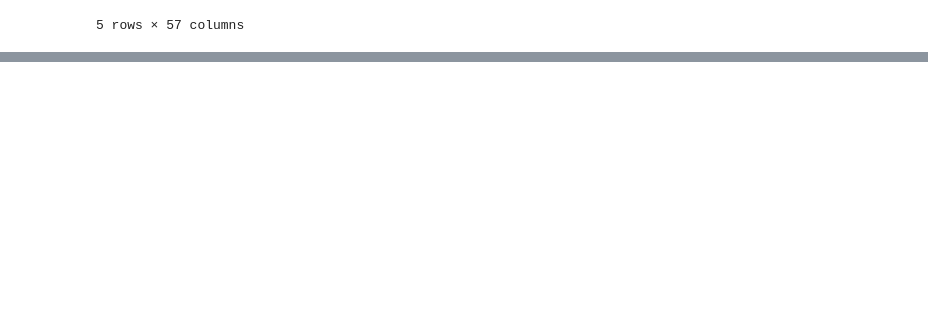
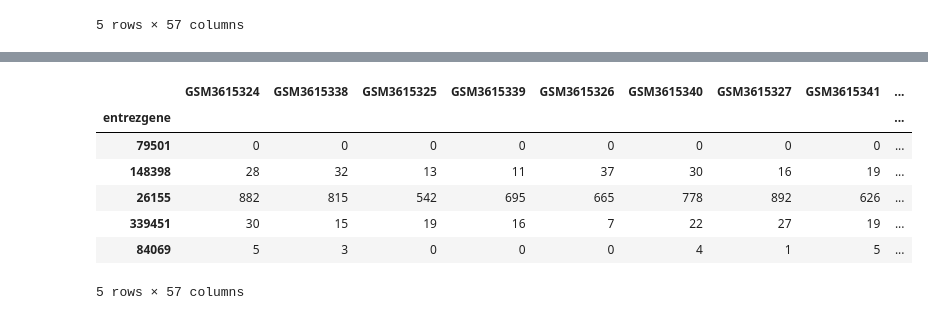
Before and after one commit to hmkim/ncbi-geo, a Jupyter notebook: GSE126848-GEOparse.ipynb, the cells around one changed output, grey strips where cells are left out. Cells and saved outputs as stored; diff of their text form; code cells hidden in the pictures; blank space fills up the shorter version.

```diff
--- a/GSE126848-GEOparse.ipynb
+++ b/GSE126848-GEOparse.ipynb
@@ -95,3 +90,12 @@ df.head()
 | ENSG00000187634 | 28 | 32 | 13 | 11 | 37 | 30 | 16 | 19 | ... |
 | ENSG00000188976 | 882 | 815 | 542 | 695 | 665 | 778 | 892 | 626 | ... |
 5 rows × 57 columns
+# %%
+import mygene
+mg = mygene.MyGeneInfo()
+mg_df = mg.getgenes(df.index, fields='entrezgene',as_dataframe=True)
+df.insert(0,'entrezgene',mg_df.entrezgene)
+
+import numpy as np
+df.entrezgene = df.entrezgene.astype(str)
+df_nodup=df[df.entrezgene!='nan']
@@ -97,0 +123,4 @@ df.head()
+# %%
+dup_entrez=df_nodup[df_nodup.entrezgene.duplicated()].entrezgene.tolist()
+sub_df = df[df.entrezgene.isin(dup_entrez)]
+sub_df
@@ -97,0 +147,4 @@ df.head()
+# %%
+sub_df['SUM']=sub_df.iloc[:,1:].sum(axis=1)
+df_nodup = df_nodup.drop(sub_df[sub_df['SUM']==0].index)
+df_nodup.shape
@@ -97,0 +158,12 @@ df.head()
+# %%
+df_nodup = df_nodup.set_index('entrezgene',drop=True)
+df_nodup.head()
+# %% [output]
+|  | GSM3615324 | GSM3615338 | GSM3615325 | GSM3615339 | GSM3615326 | GSM3615340 | GSM3615327 | GSM3615341 | ... |
+| entrezgene |  |  |  |  |  |  |  |  | ... |
+| 79501 | 0 | 0 | 0 | 0 | 0 | 0 | 0 | 0 | ... |
+| 148398 | 28 | 32 | 13 | 11 | 37 | 30 | 16 | 19 | ... |
+| 26155 | 882 | 815 | 542 | 695 | 665 | 778 | 892 | 626 | ... |
+| 339451 | 30 | 15 | 19 | 16 | 7 | 22 | 27 | 19 | ... |
+| 84069 | 5 | 3 | 0 | 0 | 0 | 4 | 1 | 5 | ... |
+5 rows × 57 columns
```
Also changed, not shown: parts of 6 cells of this notebook, 1 other file.
